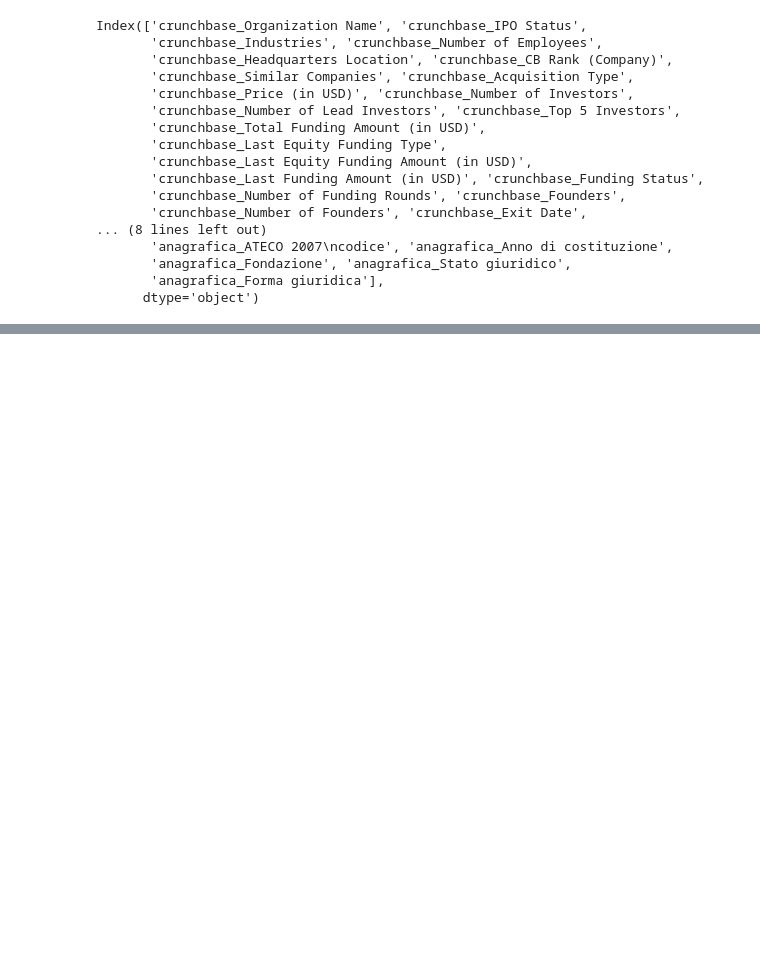
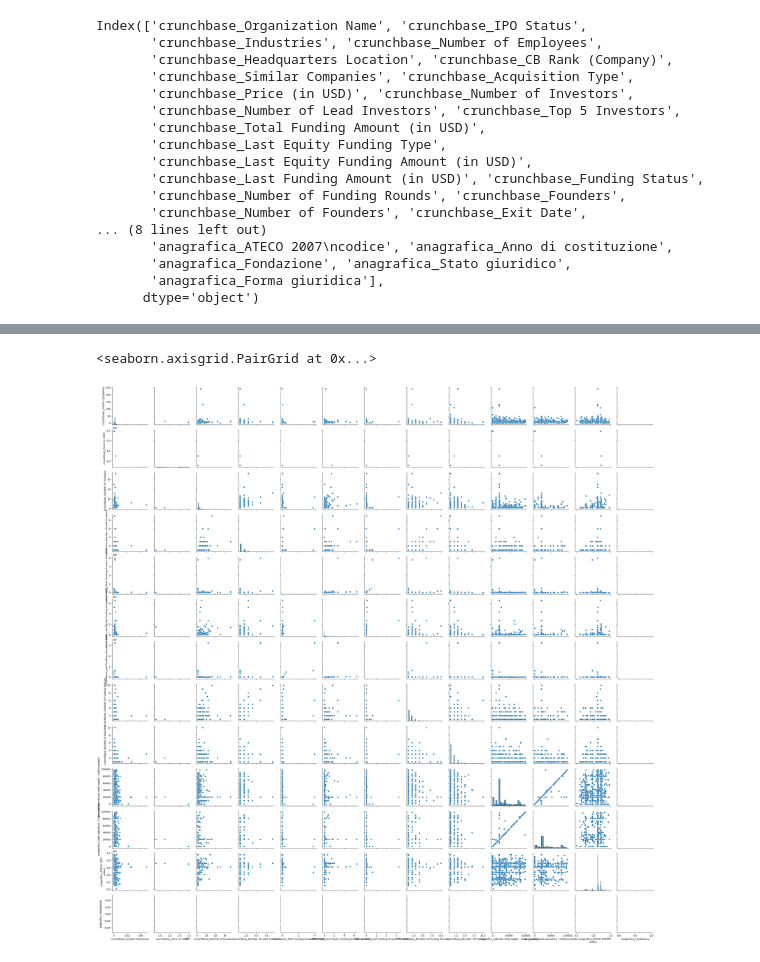
Before and after one commit to lorenzopanero/forecast-italian-firms-success, a Jupyter notebook: notebooks/exploration_df_model.ipynb, the cells around one changed output, grey strips where cells are left out. Drawn from its saved outputs; the diff is of its cells as text; code cells hidden in the pictures; blank space fills up the shorter version.

```diff
--- a/notebooks/exploration_df_model.ipynb
+++ b/notebooks/exploration_df_model.ipynb
@@ -39,0 +47,5 @@ Name: count, Length: 1845, dtype: bool
+# %%
+sns.pairplot(df_model)
+# %% [output]
+<seaborn.axisgrid.PairGrid at 0x...>
+[figure, added]
```
Also changed, not shown: parts of 3 cells of this notebook, 1 other file.
